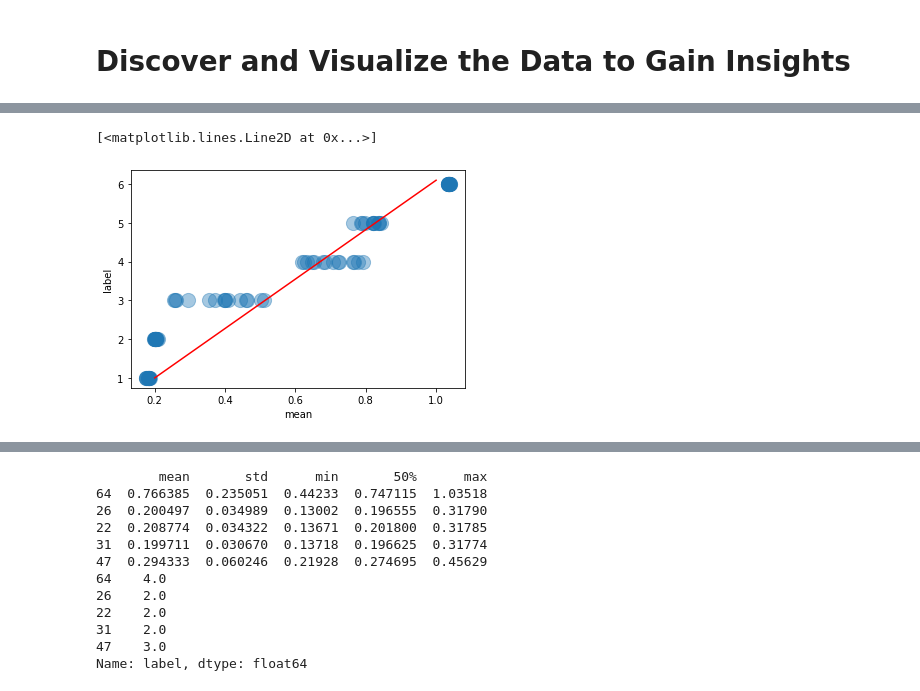
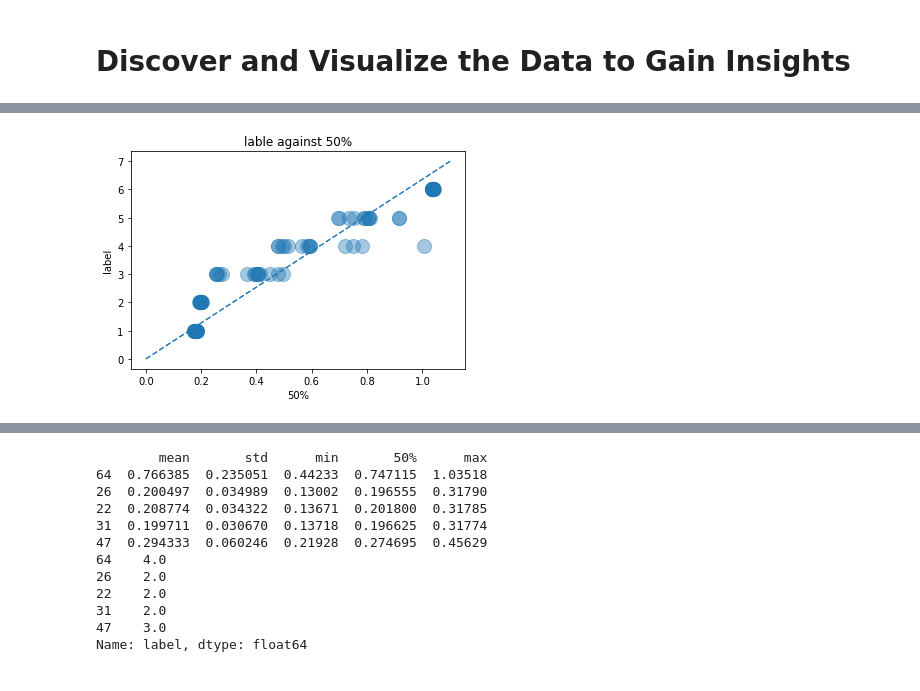
Before and after one commit to shenqidezhengge/MATLAB, a Jupyter notebook: Prepare the Data.ipynb, the cells around one changed output, grey strips where cells are left out. Drawn from its saved outputs; the diff is of its cells as text; code cells hidden in the pictures.

```diff
--- a/Prepare the Data.ipynb
+++ b/Prepare the Data.ipynb
@@ -6,6 +6,6 @@ file_name_dict = {6: 'bubble_flow.csv', 4: 'plug_flow.csv', 1: 'stratified_flow.
 # %%
 # Create feature dataset
 
-df_festure_target_dataset = pd.DataFrame(data={}, columns=('mean', 'std','min', '50%', 'max', 'label'))
+df_festure_target_dataset = pd.DataFrame(data={}, columns=('mean', 'std','min', '25%', '50%', '75%', 'max', 'label'))
 df_festure_target_dataset
 # %% [output]
@@ -27,7 +40,7 @@ for i in range(1, 7):
 
     for k in range(18):
 #     df_flow_data_row_i = [d['df_{}'.format(i)].describe()['full']['mean'], d['df_{}'.format(i)].describe()['full']['mean'], d['df_{}'.format(i)].describe()['full']['mean'], d['df_{}'.format(i)].describe()['full']['mean']]
-        df_feature_target_data_row_15i_k = list(flow_i_cat_dict['df_flow_{}_cat'.format(k)].describe().iloc[[1, 2, 3, 5, 7], 2].values)
+        df_feature_target_data_row_15i_k = list(flow_i_cat_dict['df_flow_{}_cat'.format(k)].describe().iloc[[1, 2, 3, 4, 5, 6, 7], 2].values)
 #     print(df_feature_target_data_row_k)
         df_feature_target_data_row_15i_k.append(i)
         print(df_feature_target_data_row_15i_k)
@@ -123 +119,5 @@ The colNum attribute was deprecated in Matplotlib 3.2 and will be removed two mi
+# %%
+# train_set exploring
+# For Discover and Visualize the Data to Gain Highlights
+df_train_set_explore = df_festure_target_dataset_cat
 # %%
@@ -168,6 +161,7 @@ array([[<matplotlib.axes._subplots.AxesSubplot object at 0x...>,
 # %%
-df_festure_target_dataset_cat.plot(kind='scatter', x='mean', y='label', alpha=0.4, s=200)
-plt.plot([0.2, 1], [1, 6.1], 'r-')
+df_train_set_explore.plot(kind='scatter', x='50%', y='label', alpha=0.4, s=200)
+plt.plot([0, 1.1], [0, 7], '--')
+plt.title("lable against 50%")
+plt.show()
 # %% [output]
-[<matplotlib.lines.Line2D at 0x...>]
-[figure, old version]
+[figure, new version]
```
Also changed, not shown: parts of 13 cells of this notebook, 2 other files.
